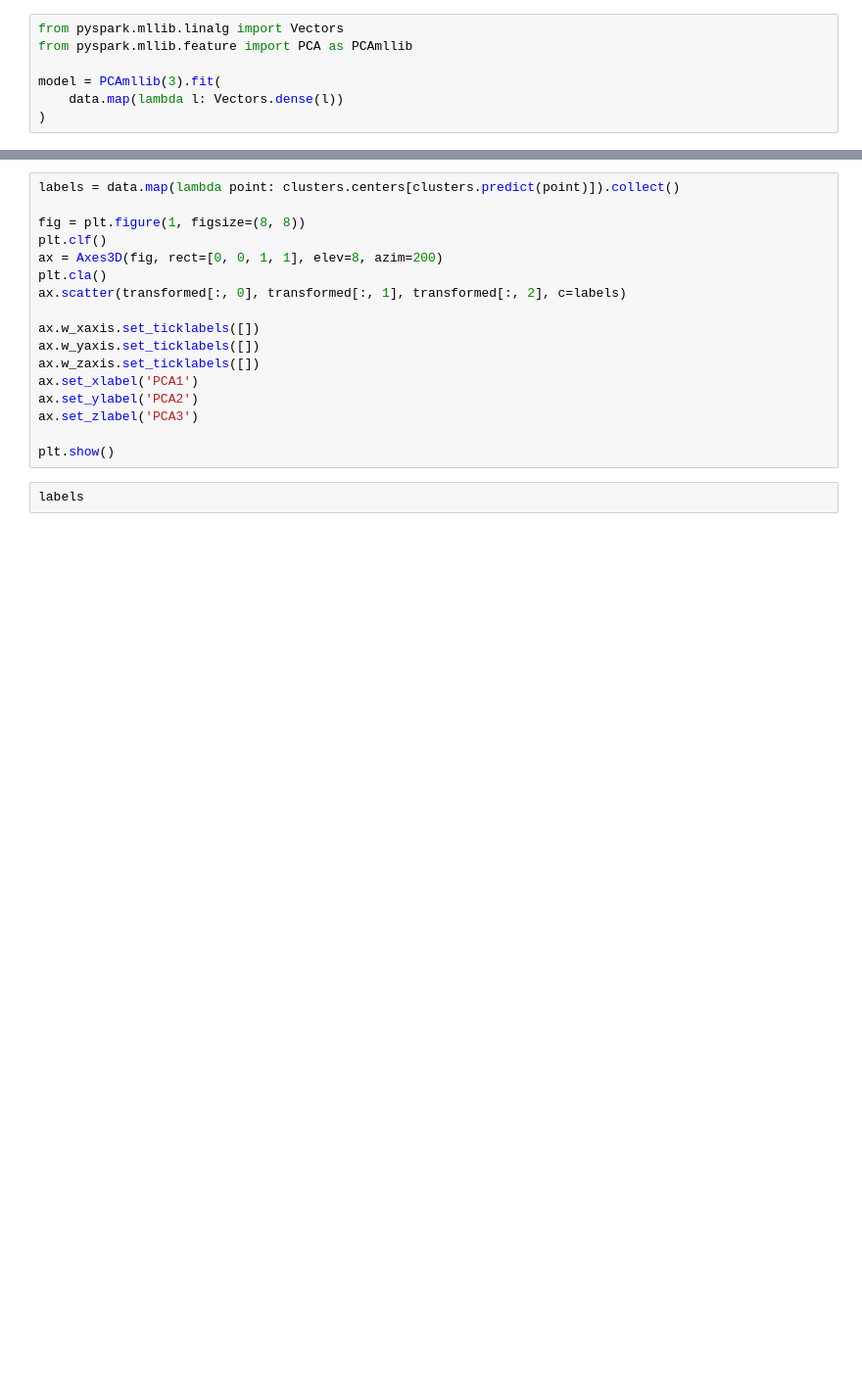
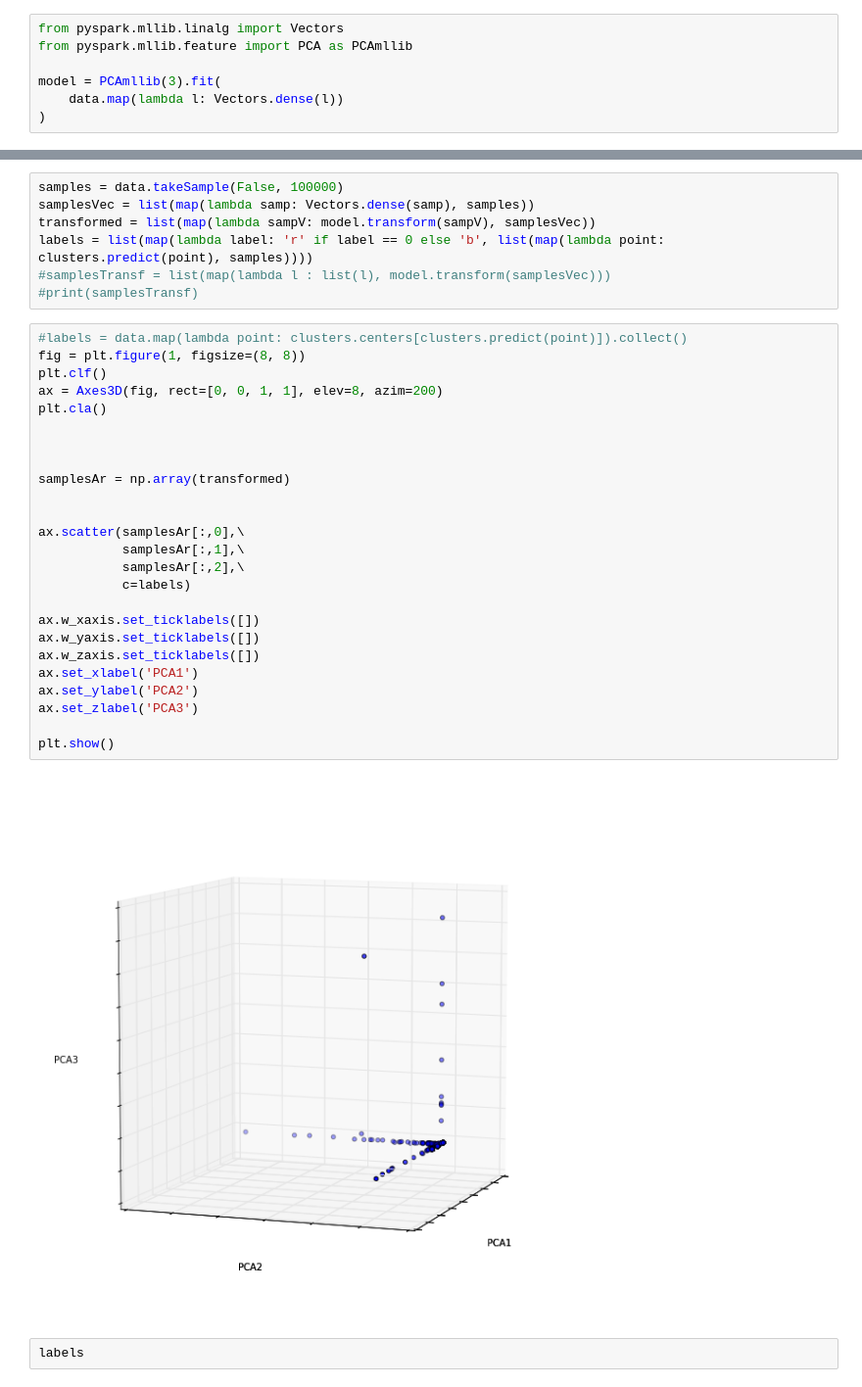
Before and after one commit to adriculteur/Algorithmic-Machine-Learning, a Jupyter notebook: Notebooks/[Lecture 10+11] Anomaly Detection in Network Traffic with K-means clustering.ipynb, the cells around one changed output, grey strips where cells are left out. Shown: that part at 98% size. Drawn from its saved outputs; the diff is of its cells as text; blank space fills up the shorter version.

```diff
--- a/Notebooks/[Lecture 10+11] Anomaly Detection in Network Traffic with K-means clustering.ipynb
+++ b/Notebooks/[Lecture 10+11] Anomaly Detection in Network Traffic with K-means clustering.ipynb
@@ -404,19 +406,36 @@ transformed = np.array(model.transform(data).map(lambda l: list(l)).collect())
+# %%
+samples = data.takeSample(False, 100000)
+samplesVec = list(map(lambda samp: Vectors.dense(samp), samples))
+transformed = list(map(lambda sampV: model.transform(sampV), samplesVec))
+labels = list(map(lambda label: 'r' if label == 0 else 'b', list(map(lambda point: clusters.predict(point), samples))))
+#samplesTransf = list(map(lambda l : list(l), model.transform(samplesVec)))
+#print(samplesTransf)
 # %%
-labels = data.map(lambda point: clusters.centers[clusters.predict(point)]).collect()
-
+#labels = data.map(lambda point: clusters.centers[clusters.predict(point)]).collect()
 fig = plt.figure(1, figsize=(8, 8))
 plt.clf()
 ax = Axes3D(fig, rect=[0, 0, 1, 1], elev=8, azim=200)
 plt.cla()
-ax.scatter(transformed[:, 0], transformed[:, 1], transformed[:, 2], c=labels)
+
+
+
+samplesAr = np.array(transformed)
+
+
+ax.scatter(samplesAr[:,0],\
+           samplesAr[:,1],\
+           samplesAr[:,2],\
+           c=labels)
 
 ax.w_xaxis.set_ticklabels([])
 ax.w_yaxis.set_ticklabels([])
 ax.w_zaxis.set_ticklabels([])
 ax.set_xlabel('PCA1')
 ax.set_ylabel('PCA2')
 ax.set_zlabel('PCA3')
 
 plt.show()
+# %% [output]
+[figure, added]
 # %%
 labels
```
Also changed, not shown: parts of 32 cells of this notebook.
